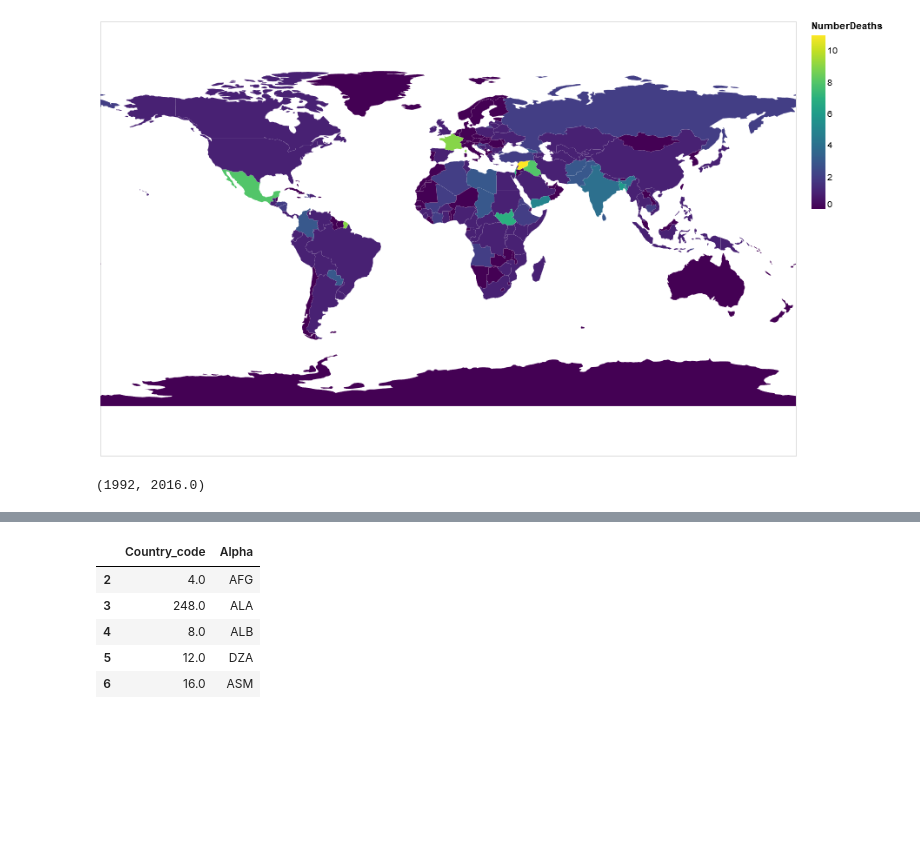
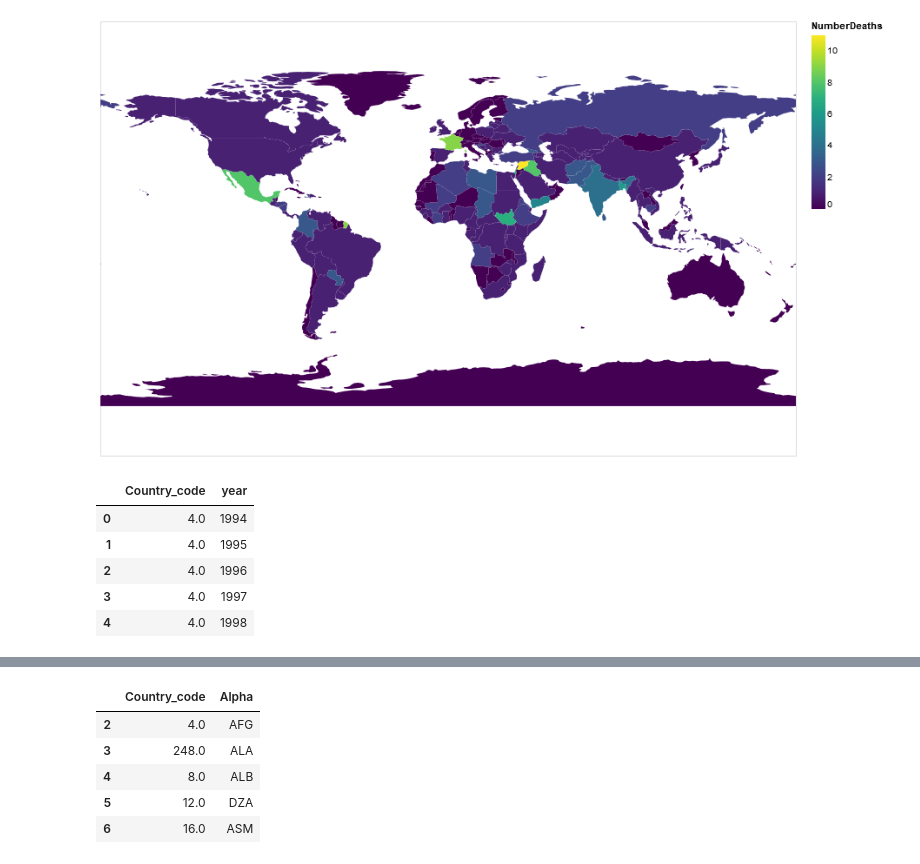
Before and after one commit to seashiva94/data_viz_project, a Jupyter notebook: mapColor.ipynb, the cells around one changed output, grey strips where cells are left out. Saved outputs shown, nothing was run; the diff lists cells and outputs as text; code cells hidden in the pictures; blank space fills up the shorter version.

```diff
--- a/mapColor.ipynb
+++ b/mapColor.ipynb
@@ -100,9 +100,3 @@ alt.Chart(countries).mark_geoshape().project(
 # %% [output]
 <vega.vegalite.VegaLite at 0x...>
 [figure]
-# %%
-year_min = 1992
-year_max = counts_all.year.max()
-year_min, year_max
-# %% [output]
-(1992, 2016.0)
@@ -112,0 +109,11 @@ def get_data(year):
+# %%
+from itertools import product
+combo_df = pd.DataFrame(data=list(product(df.Country_code.unique(), years.year.unique())), columns=['Country_code','year'])
+combo_df.head()
+# %% [output]
+|  | Country_code | year |
+| 0 | 4.0 | 1994 |
+| 1 | 4.0 | 1995 |
+| 2 | 4.0 | 1996 |
+| 3 | 4.0 | 1997 |
+| 4 | 4.0 | 1998 |
```
Also changed, not shown: parts of 16 cells of this notebook.
